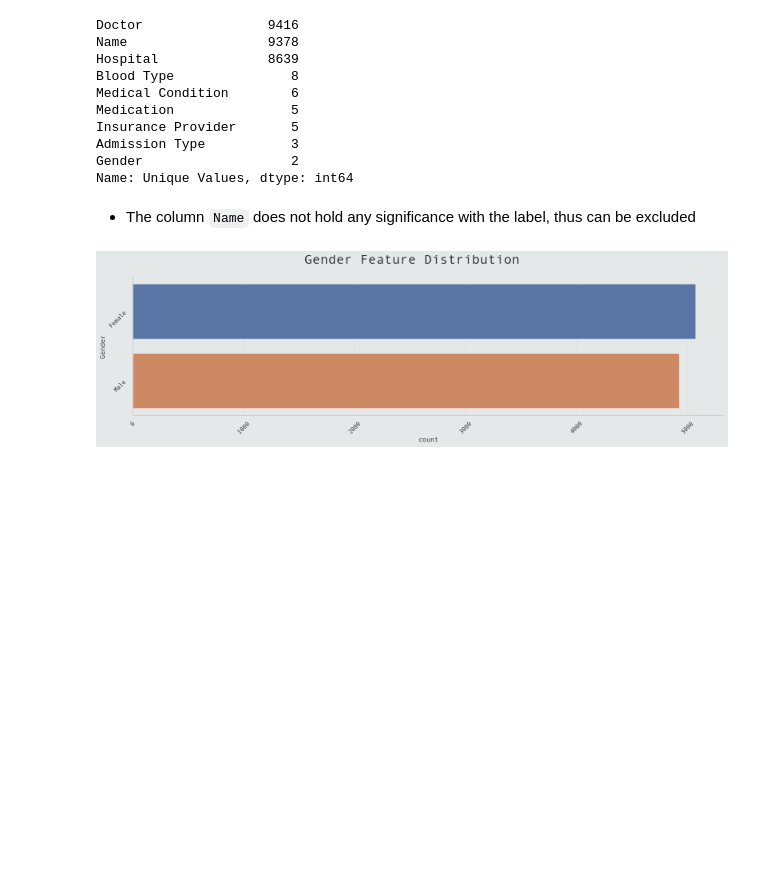
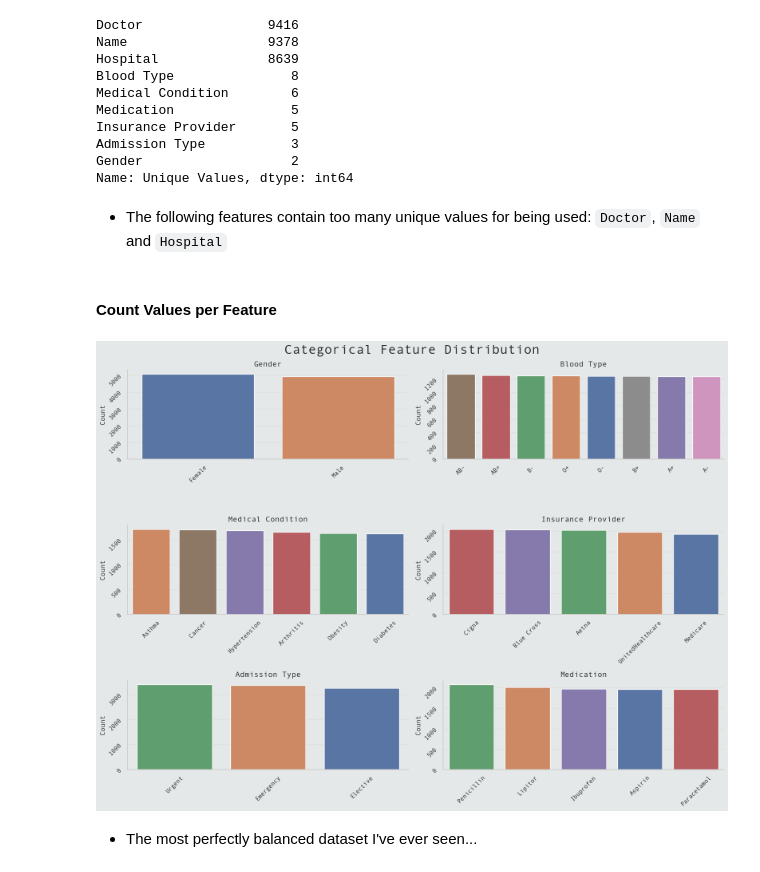
Before and after one commit to Volscente/MediBioticsAI, a Jupyter notebook: notebooks/healthcare_classification/healthcare_dataset_eda.ipynb, the cells around one changed output. Cells and saved outputs as stored; diff of their text form; code cells hidden in the pictures; blank space fills up the shorter version.

Commit message:
Categorical Feature Distribution - Count

```diff
--- a/notebooks/healthcare_classification/healthcare_dataset_eda.ipynb
+++ b/notebooks/healthcare_classification/healthcare_dataset_eda.ipynb
@@ -226,24 +224,45 @@ Name: Unique Values, dtype: int64
-# %% [markdown]
-- The column `Name` does not hold any significance with the label, thus can be excluded
-# %%
-# Define the figure and axis
-figure, ax = plt.subplots(1, 1, figsize=(16, 5))
-
-# Plot data
-sns.countplot(data=healthcare_dataset,
-              y='Gender',
-              order=healthcare_dataset['Gender'].value_counts().index,
-              hue='Gender',
-              ax=ax)
-
-# Set subplot tick rotation
-ax.tick_params(labelrotation=45)
-
-# Set figure Title
-figure.suptitle('Gender Feature Distribution',
-                fontweight='bold',
-                fontsize=24)
-
-plt.tight_layout()
-# %% [output]
-[figure, removed]
+# %% [markdown]
+- The following features contain too many unique values for being used: `Doctor`, `Name` and `Hospital`
+# %%
+# List of unnecessary categorical features
+raw_unnecessary_categorical_features = ['Doctor', 'Name', 'Hospital']
+
+# Remove unnecessary categorical features
+raw_categorical_features = list(filter(lambda x: x not in raw_unnecessary_categorical_features, raw_categorical_features))
+# %% [markdown]
+#### Count Values per Feature
+# %%
+# Define the figure and axis
+figure, ax = plt.subplots(3, 2, figsize=(16, 12))
+ax = ax.flatten()
+
+# Fetch the data to plot
+for index, column_name in enumerate(raw_categorical_features):
+
+    # Plot data
+    sns.countplot(data=healthcare_dataset,
+                  x=column_name,
+                  order=healthcare_dataset[column_name].value_counts().index,
+                  hue=column_name,
+                  ax=ax[index])
+
+    # Set subplot title
+    ax[index].set_title(column_name, fontsize=14)
+
+    # Set subplot tick rotation
+    ax[index].tick_params(labelrotation=45)
+
+    # Set labels
+    ax[index].set_xlabel('')
+    ax[index].set_ylabel('Count')
+
+# Set figure Title
+figure.suptitle('Categorical Feature Distribution',
+                fontweight='bold',
+                fontsize=24)
+
+plt.tight_layout()
+# %% [output]
+[figure, added]
+# %% [markdown]
+- The most perfectly balanced dataset I've ever seen...
```
Also changed, not shown: parts of 2 cells of this notebook.
